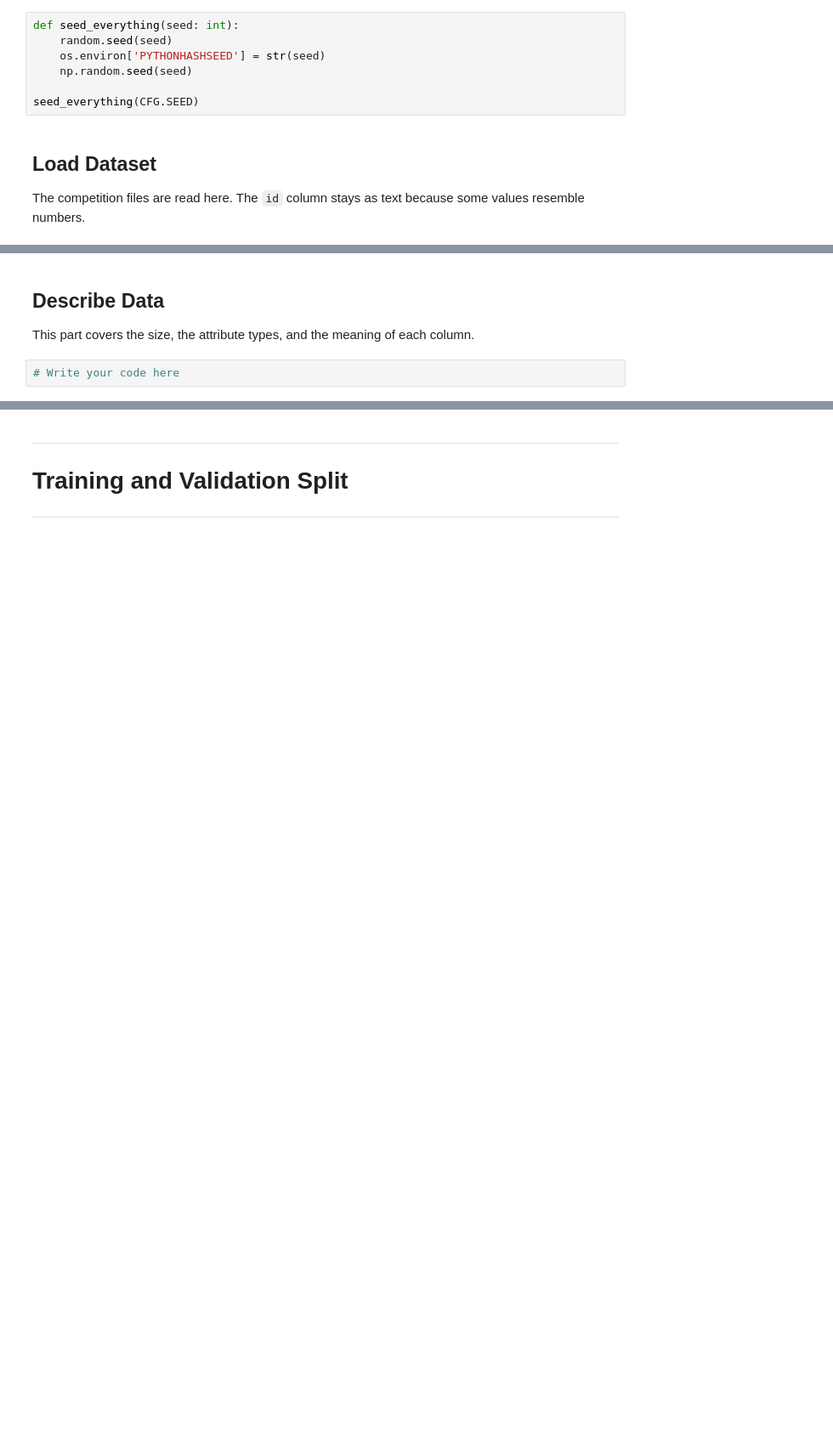
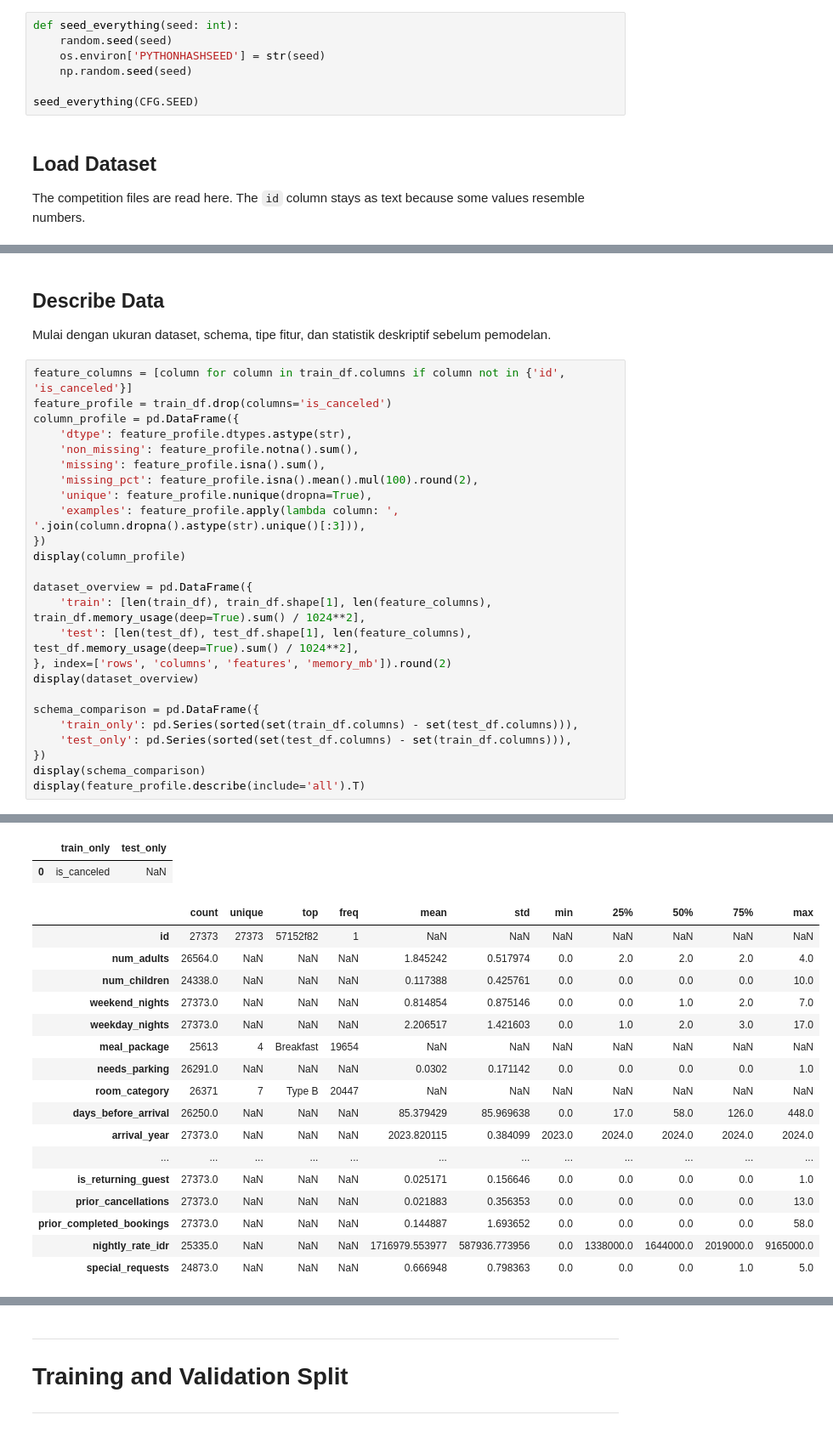
Before and after one commit to parkuskus/IF3170_G03_FiveAgents, a Jupyter notebook: notebooks/Notebook_FiveAgents_Tugas_Besar_2_IF3170_Inteligensi_Artifisial_2026_2027.ipynb, the cells around one changed output, grey strips where cells are left out. Shown at 85% size. Cells and saved outputs as stored; diff of their text form; blank space fills up the shorter version.

```diff
--- a/notebooks/Notebook_FiveAgents_Tugas_Besar_2_IF3170_Inteligensi_Artifisial_2026_2027.ipynb
+++ b/notebooks/Notebook_FiveAgents_Tugas_Besar_2_IF3170_Inteligensi_Artifisial_2026_2027.ipynb
@@ -126,6 +166,30 @@ Data understanding builds the knowledge that later preparation decisions rest on
 # %% [markdown]
 ## Describe Data
 
-This part covers the size, the attribute types, and the meaning of each column.
+Mulai dengan ukuran dataset, schema, tipe fitur, dan statistik deskriptif sebelum pemodelan.
 # %%
-# Write your code here
+feature_columns = [column for column in train_df.columns if column not in {'id', 'is_canceled'}]
+feature_profile = train_df.drop(columns='is_canceled')
+column_profile = pd.DataFrame({
+    'dtype': feature_profile.dtypes.astype(str),
+    'non_missing': feature_profile.notna().sum(),
+    'missing': feature_profile.isna().sum(),
+    'missing_pct': feature_profile.isna().mean().mul(100).round(2),
+    'unique': feature_profile.nunique(dropna=True),
+    'examples': feature_profile.apply(lambda column: ', '.join(column.dropna().astype(str).unique()[:3])),
+})
+display(column_profile)
+
+dataset_overview = pd.DataFrame({
+    'train': [len(train_df), train_df.shape[1], len(feature_columns), train_df.memory_usage(deep=True).sum() / 1024**2],
+    'test': [len(test_df), test_df.shape[1], len(feature_columns), test_df.memory_usage(deep=True).sum() / 1024**2],
+}, index=['rows', 'columns', 'features', 'memory_mb']).round(2)
+display(dataset_overview)
+
+schema_comparison = pd.DataFrame({
+    'train_only': pd.Series(sorted(set(train_df.columns) - set(test_df.columns))),
+    'test_only': pd.Series(sorted(set(test_df.columns) - set(train_df.columns))),
+})
+display(schema_comparison)
+display(feature_profile.describe(include='all').T)
+# %% [output]
@@ -131,0 +218,19 @@ This part covers the size, the attribute types, and the meaning of each column.
+|  | train_only | test_only |
+| 0 | is_canceled | NaN |
+|  | count | unique | top | freq | mean | std | min | 25% | 50% | 75% | max |
+| id | 27373 | 27373 | 57152f82 | 1 | NaN | NaN | NaN | NaN | NaN | NaN | NaN |
+| num_adults | 26564.0 | NaN | NaN | NaN | 1.845242 | 0.517974 | 0.0 | 2.0 | 2.0 | 2.0 | 4.0 |
+| num_children | 24338.0 | NaN | NaN | NaN | 0.117388 | 0.425761 | 0.0 | 0.0 | 0.0 | 0.0 | 10.0 |
+| weekend_nights | 27373.0 | NaN | NaN | NaN | 0.814854 | 0.875146 | 0.0 | 0.0 | 1.0 | 2.0 | 7.0 |
+| weekday_nights | 27373.0 | NaN | NaN | NaN | 2.206517 | 1.421603 | 0.0 | 1.0 | 2.0 | 3.0 | 17.0 |
+| meal_package | 25613 | 4 | Breakfast | 19654 | NaN | NaN | NaN | NaN | NaN | NaN | NaN |
+| needs_parking | 26291.0 | NaN | NaN | NaN | 0.0302 | 0.171142 | 0.0 | 0.0 | 0.0 | 0.0 | 1.0 |
+| room_category | 26371 | 7 | Type B | 20447 | NaN | NaN | NaN | NaN | NaN | NaN | NaN |
+| days_before_arrival | 26250.0 | NaN | NaN | NaN | 85.379429 | 85.969638 | 0.0 | 17.0 | 58.0 | 126.0 | 448.0 |
+| arrival_year | 27373.0 | NaN | NaN | NaN | 2023.820115 | 0.384099 | 2023.0 | 2024.0 | 2024.0 | 2024.0 | 2024.0 |
+| ... | ... | ... | ... | ... | ... | ... | ... | ... | ... | ... | ... |
+| is_returning_guest | 27373.0 | NaN | NaN | NaN | 0.025171 | 0.156646 | 0.0 | 0.0 | 0.0 | 0.0 | 1.0 |
+| prior_cancellations | 27373.0 | NaN | NaN | NaN | 0.021883 | 0.356353 | 0.0 | 0.0 | 0.0 | 0.0 | 13.0 |
+| prior_completed_bookings | 27373.0 | NaN | NaN | NaN | 0.144887 | 1.693652 | 0.0 | 0.0 | 0.0 | 0.0 | 58.0 |
+| nightly_rate_idr | 25335.0 | NaN | NaN | NaN | 1716979.553977 | 587936.773956 | 0.0 | 1338000.0 | 1644000.0 | 2019000.0 | 9165000.0 |
+| special_requests | 24873.0 | NaN | NaN | NaN | 0.666948 | 0.798363 | 0.0 | 0.0 | 0.0 | 1.0 | 5.0 |
```
Also changed, not shown: parts of 85 cells of this notebook, 12 other files.
